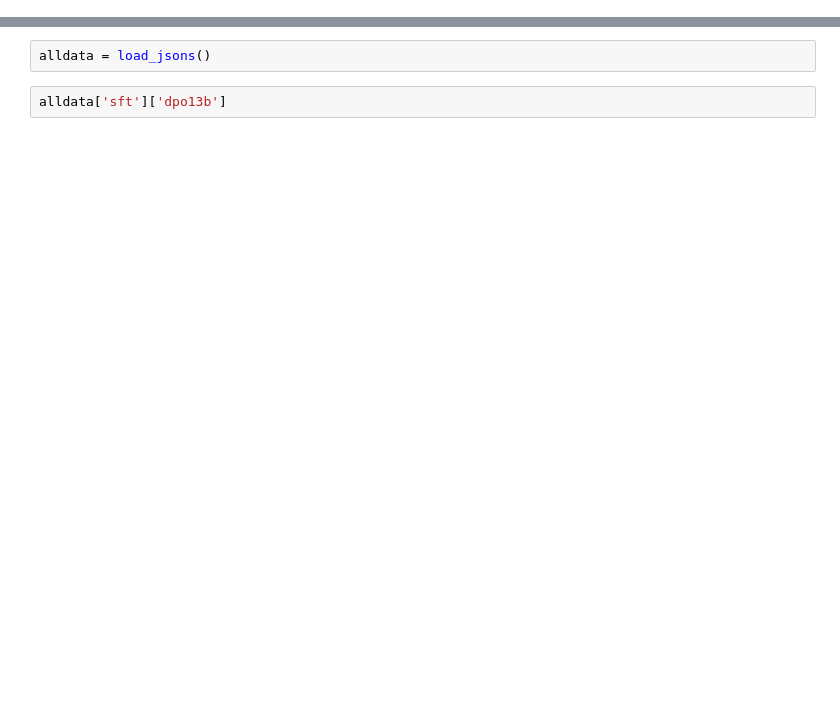
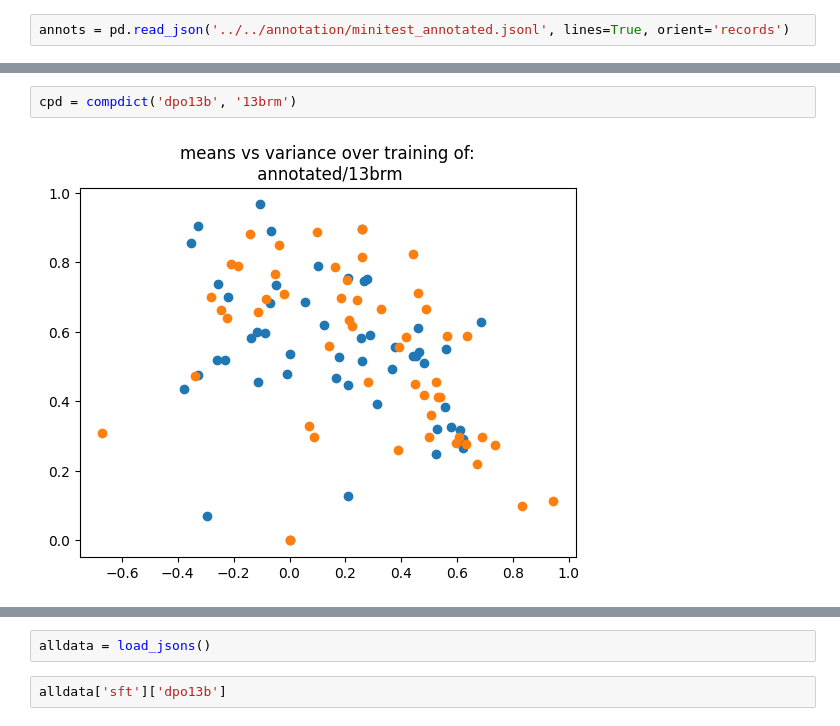
Before and after one commit to PrasannS/rlhf-length-biases, a Jupyter notebook: notebooks/eval/intercorr.ipynb, the cells around one changed output, grey strips where cells are left out. Saved outputs shown, nothing was run; the diff lists cells and outputs as text; blank space fills up the shorter version.

```diff
--- a/notebooks/eval/intercorr.ipynb
+++ b/notebooks/eval/intercorr.ipynb
@@ -25,0 +66,2 @@ alldata = load_jsons()
+# %%
+annots = pd.read_json('../../annotation/minitest_annotated.jsonl', lines=True, orient='records')
@@ -49,0 +173,4 @@ def corrlines(dct, comp):
+# %%
+cpd = compdict('dpo13b', '13brm')
+# %% [output]
+[figure, added]
```
Also changed, not shown: parts of 22 cells of this notebook, 8 other files.
